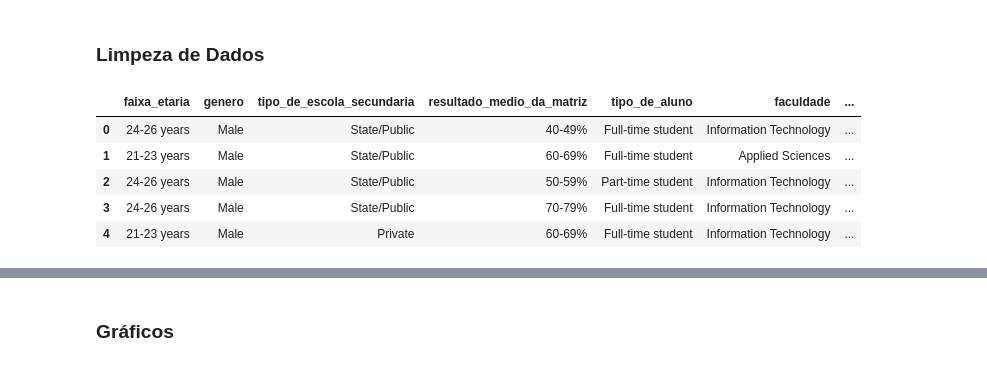
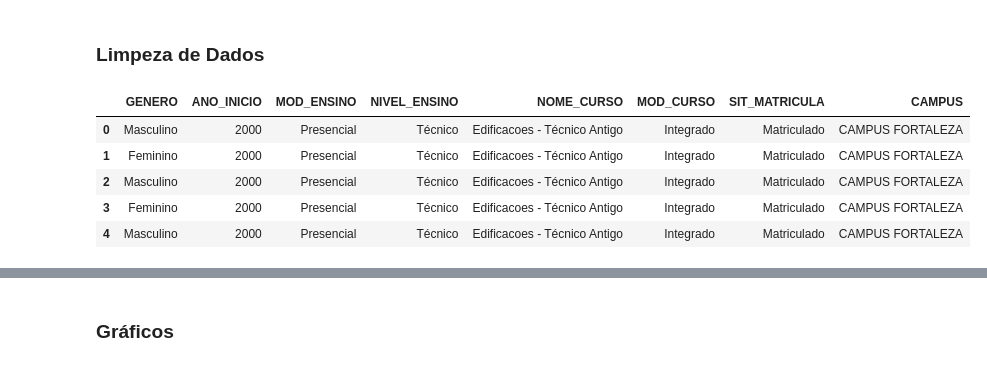
Before and after one commit to Joao-Inacio/Labs, a Jupyter notebook: Evasao_Escolar/Evasão_escolar.ipynb, the cells around one changed output, grey strips where cells are left out. Saved outputs shown, nothing was run; the diff lists cells and outputs as text; code cells hidden in the pictures.

```diff
--- a/Evasao_Escolar/Evasão_escolar.ipynb
+++ b/Evasao_Escolar/Evasão_escolar.ipynb
@@ -107,8 +80,0 @@ dtype: int64
-# %%
-# Renomeando as colunas
-ds.columns =[
-    'id', 'faixa_etaria', 'genero', 'tipo_de_escola_secundaria', 'resultado_medio_da_matriz',
-    'tipo_de_aluno', 'faculdade', 'media_de_notas_atual', 'horas_de_estudo_por_semana',
-    'acesso_ao_seguinte', 'impacto_do_aprendizado_on-line'
-]
-ds.head()
@@ -123,12 +82,12 @@ ds.head()
 ### Limpeza de Dados
 # %%
 # Eliminado a coluna id
-ds = ds.drop('id', axis=1)
+ds = ds.drop(['COD_MATRICULA', 'COD_PESSOA'], axis=1)
 ds.head()
 # %% [output]
-|  | faixa_etaria | genero | tipo_de_escola_secundaria | resultado_medio_da_matriz | tipo_de_aluno | faculdade | ... |
-| 0 | 24-26 years | Male | State/Public | 40-49% | Full-time student | Information Technology | ... |
-| 1 | 21-23 years | Male | State/Public | 60-69% | Full-time student | Applied Sciences | ... |
-| 2 | 24-26 years | Male | State/Public | 50-59% | Part-time student | Information Technology | ... |
-| 3 | 24-26 years | Male | State/Public | 70-79% | Full-time student | Information Technology | ... |
-| 4 | 21-23 years | Male | Private | 60-69% | Full-time student | Information Technology | ... |
+|  | GENERO | ANO_INICIO | MOD_ENSINO | NIVEL_ENSINO | NOME_CURSO | MOD_CURSO | SIT_MATRICULA | CAMPUS |
+| 0 | Masculino | 2000 | Presencial | Técnico | Edificacoes - Técnico Antigo | Integrado | Matriculado | CAMPUS FORTALEZA |
+| 1 | Feminino | 2000 | Presencial | Técnico | Edificacoes - Técnico Antigo | Integrado | Matriculado | CAMPUS FORTALEZA |
+| 2 | Masculino | 2000 | Presencial | Técnico | Edificacoes - Técnico Antigo | Integrado | Matriculado | CAMPUS FORTALEZA |
+| 3 | Feminino | 2000 | Presencial | Técnico | Edificacoes - Técnico Antigo | Integrado | Matriculado | CAMPUS FORTALEZA |
+| 4 | Masculino | 2000 | Presencial | Técnico | Edificacoes - Técnico Antigo | Integrado | Matriculado | CAMPUS FORTALEZA |
```
Also changed, not shown: parts of 25 cells of this notebook, 1 other file.
